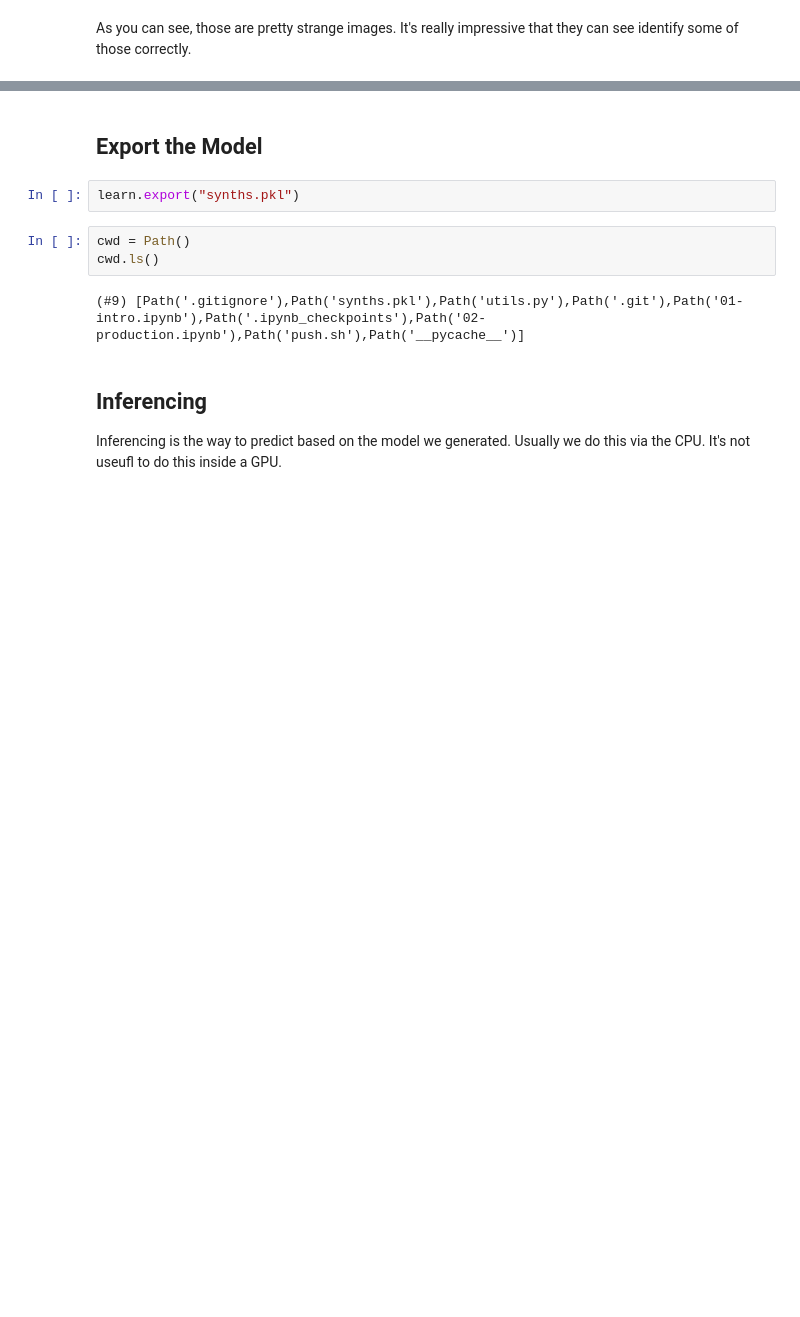
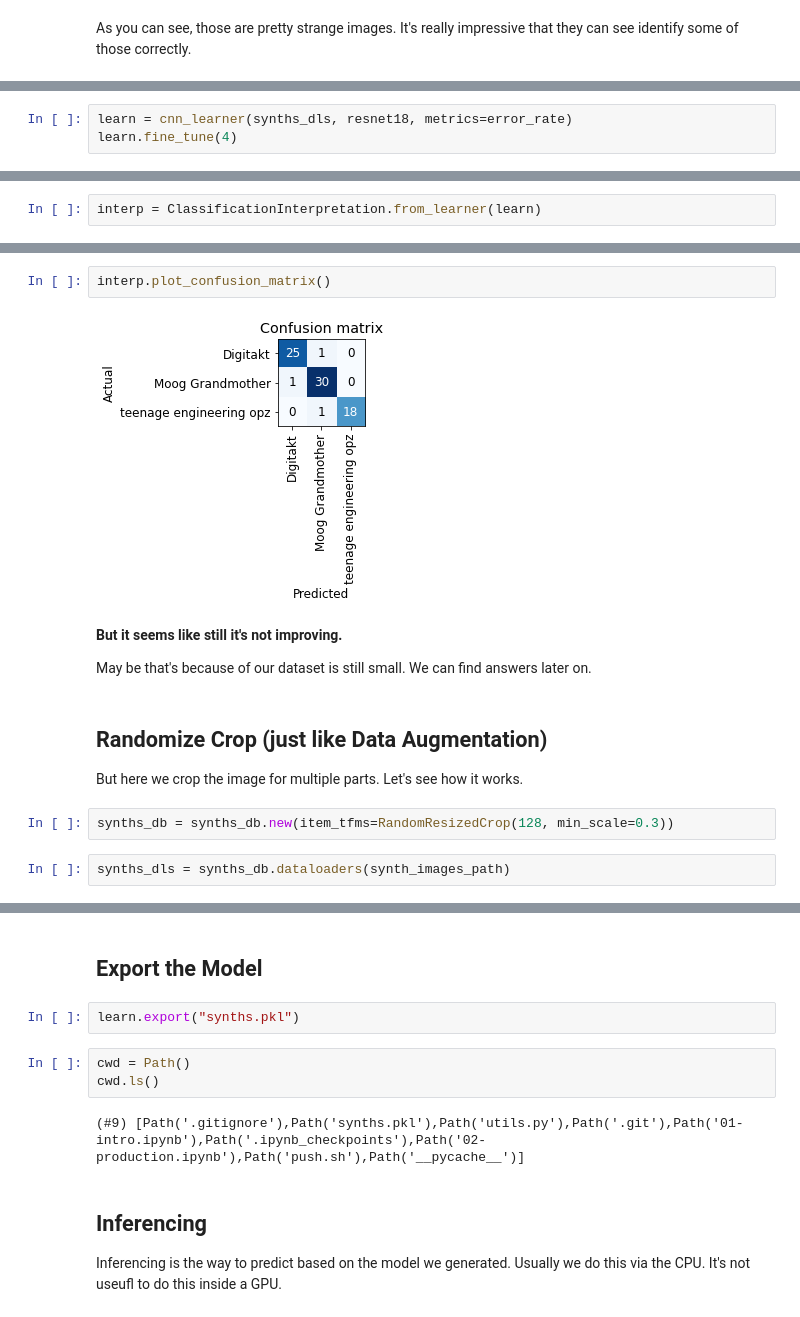
Before and after one commit to arunoda/fastai-v4, a Jupyter notebook: 02-production.ipynb, the cells around one changed output, grey strips where cells are left out. Cells and saved outputs as stored; diff of their text form; blank space fills up the shorter version.

```diff
--- a/02-production.ipynb
+++ b/02-production.ipynb
@@ -122,0 +162,3 @@ As you can see, those are pretty strange images. It's really impressive that the
+# %%
+learn = cnn_learner(synths_dls, resnet18, metrics=error_rate)
+learn.fine_tune(4)
@@ -122,0 +173,2 @@ As you can see, those are pretty strange images. It's really impressive that the
+# %%
+interp = ClassificationInterpretation.from_learner(learn)
@@ -122,0 +177,17 @@ As you can see, those are pretty strange images. It's really impressive that the
+# %%
+interp.plot_confusion_matrix()
+# %% [output]
+[figure, added]
+# %% [markdown]
+**But it seems like still it's not improving.**
+
+May be that's because of our dataset is still small.
+We can find answers later on.
+# %% [markdown]
+## Randomize Crop (just like Data Augmentation)
+
+But here we crop the image for multiple parts. Let's see how it works.
+# %%
+synths_db = synths_db.new(item_tfms=RandomResizedCrop(128, min_scale=0.3))
+# %%
+synths_dls = synths_db.dataloaders(synth_images_path)
```
Also changed, not shown: parts of 21 cells of this notebook.
